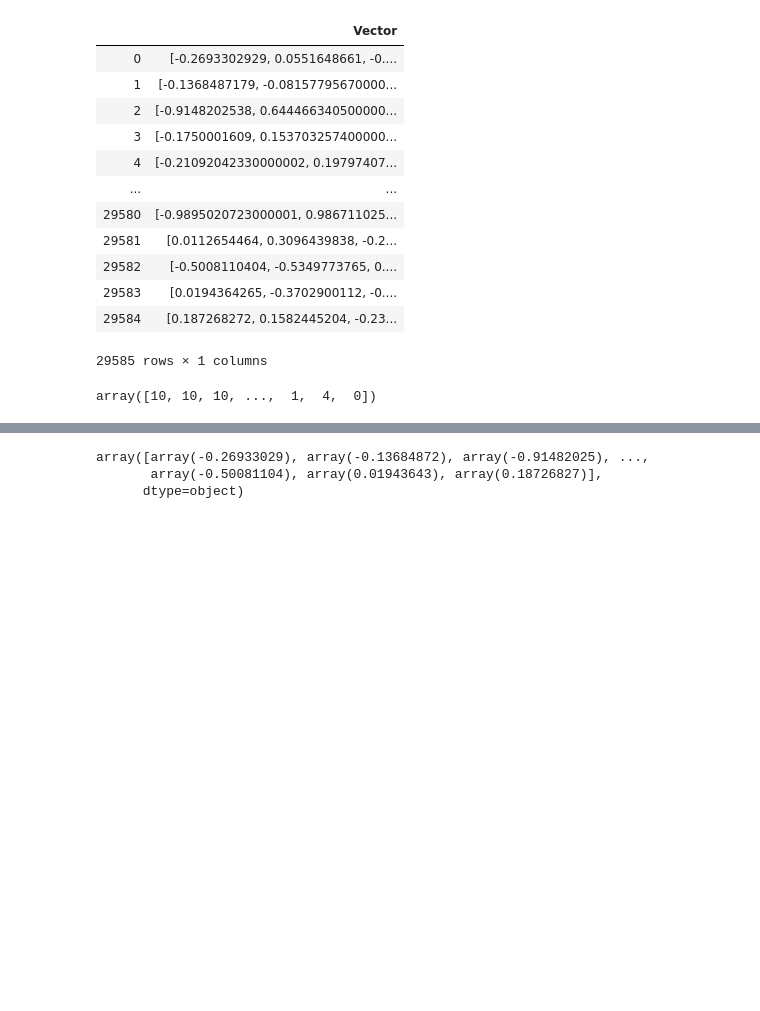
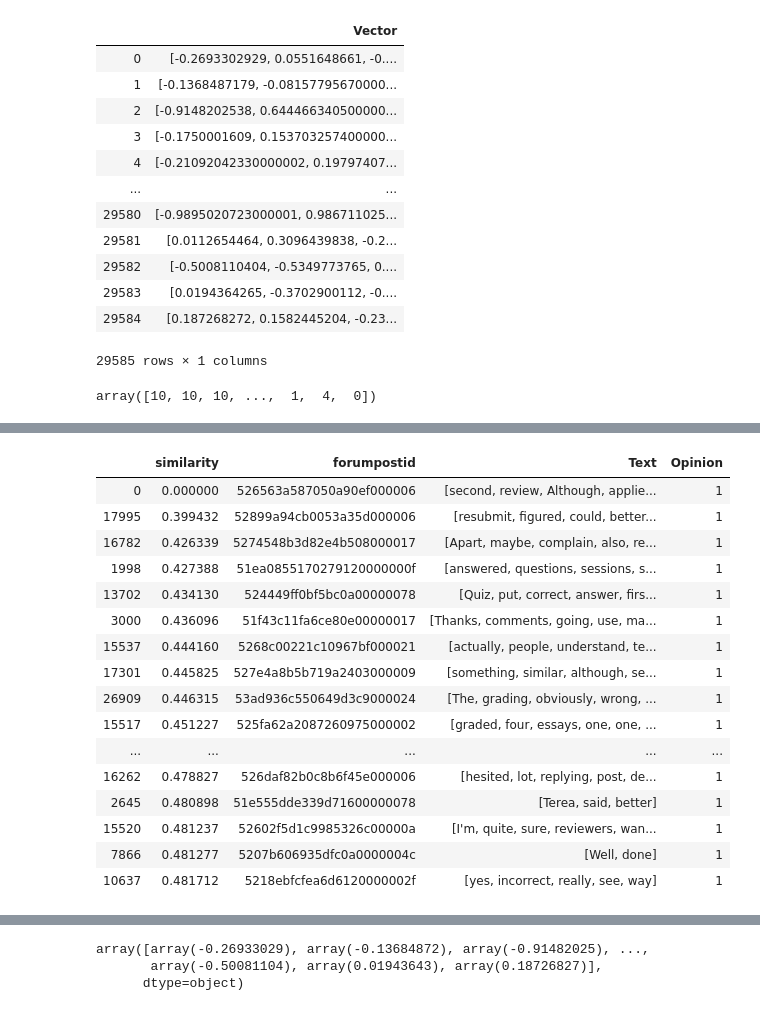
Before and after one commit to tiago-clementino/consensus_x_relevance, a Jupyter notebook: data_treatments/analysis.ipynb, the cells around one changed output, grey strips where cells are left out. Drawn from its saved outputs; the diff is of its cells as text; code cells hidden in the pictures; blank space fills up the shorter version.

```diff
--- a/data_treatments/analysis.ipynb
+++ b/data_treatments/analysis.ipynb
@@ -159,0 +249,2 @@ sorted_=pd.DataFrame(sorted(posting_vectors.itertuples(), key=lambda x: m.wv.wmd
+# %%
+sorted_2 = pd.DataFrame({'similarity':[ distance.cosine(b, vector) for vector in posting_vectors['Vector']],'forumpostid':posting_vectors['forumpostid'],'Text':posting_vectors['Text'],'Opinion':posting_vectors['Opinion']}).sort_values('similarity')
@@ -159,0 +271,20 @@ sorted_=pd.DataFrame(sorted(posting_vectors.itertuples(), key=lambda x: m.wv.wmd
+# %%
+sorted_2.loc[sorted_1['Opinion']==1].head(n=40)
+# %% [output]
+|  | similarity | forumpostid | Text | Opinion |
+| 0 | 0.000000 | 526563a587050a90ef000006 | [second, review, Although, applie... | 1 |
+| 17995 | 0.399432 | 52899a94cb0053a35d000006 | [resubmit, figured, could, better... | 1 |
+| 16782 | 0.426339 | 5274548b3d82e4b508000017 | [Apart, maybe, complain, also, re... | 1 |
+| 1998 | 0.427388 | 51ea0855170279120000000f | [answered, questions, sessions, s... | 1 |
+| 13702 | 0.434130 | 524449ff0bf5bc0a00000078 | [Quiz, put, correct, answer, firs... | 1 |
+| 3000 | 0.436096 | 51f43c11fa6ce80e00000017 | [Thanks, comments, going, use, ma... | 1 |
+| 15537 | 0.444160 | 5268c00221c10967bf000021 | [actually, people, understand, te... | 1 |
+| 17301 | 0.445825 | 527e4a8b5b719a2403000009 | [something, similar, although, se... | 1 |
+| 26909 | 0.446315 | 53ad936c550649d3c9000024 | [The, grading, obviously, wrong, ... | 1 |
+| 15517 | 0.451227 | 525fa62a2087260975000002 | [graded, four, essays, one, one, ... | 1 |
+| ... | ... | ... | ... | ... |
+| 16262 | 0.478827 | 526daf82b0c8b6f45e000006 | [hesited, lot, replying, post, de... | 1 |
+| 2645 | 0.480898 | 51e555dde339d71600000078 | [Terea, said, better] | 1 |
+| 15520 | 0.481237 | 52602f5d1c9985326c00000a | [I'm, quite, sure, reviewers, wan... | 1 |
+| 7866 | 0.481277 | 5207b606935dfc0a0000004c | [Well, done] | 1 |
+| 10637 | 0.481712 | 5218ebfcfea6d6120000002f | [yes, incorrect, really, see, way] | 1 |
```
Also changed, not shown: parts of 24 cells of this notebook, 2 other files.
